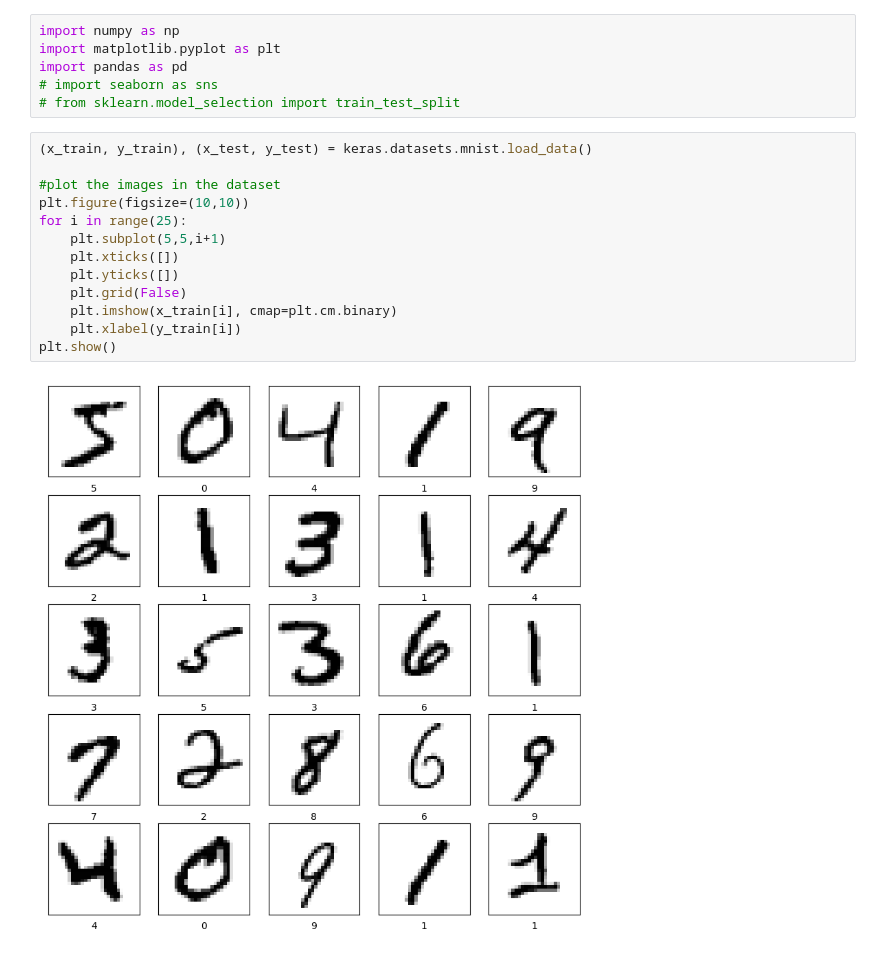
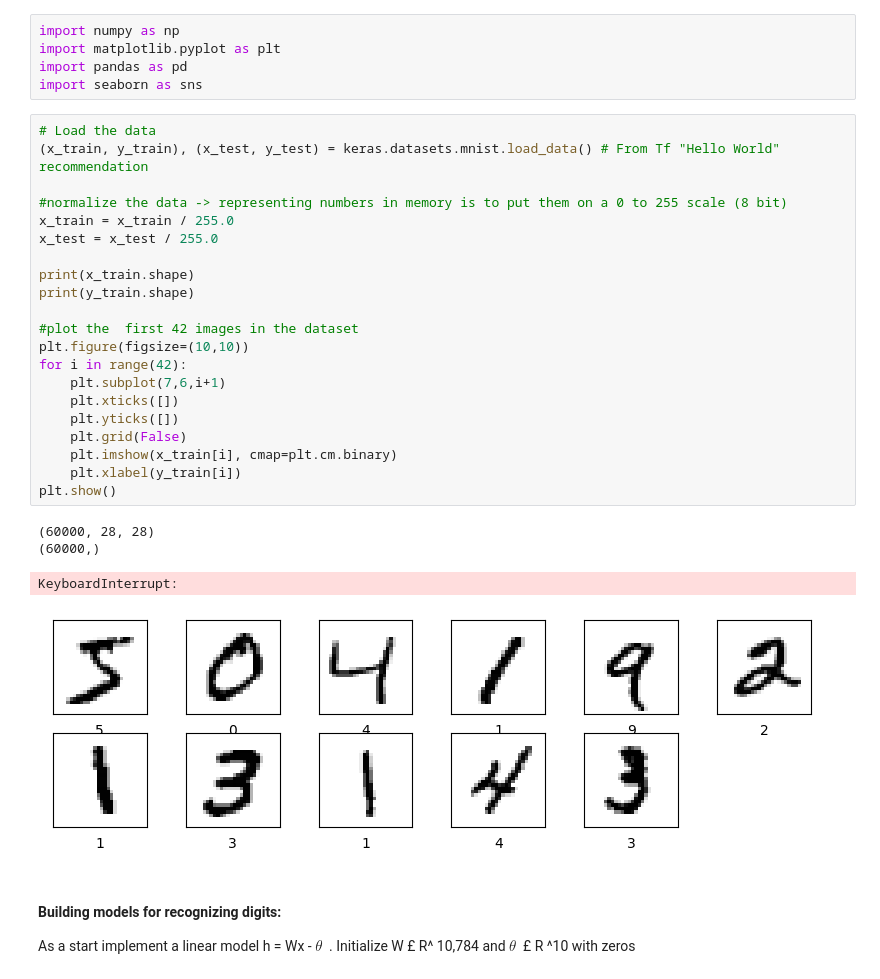
Before and after one commit to Javiermateor/Machine-Intelligence-I, a Jupyter notebook: Exercises/Exercise_06.ipynb, the cells around one changed output. Cells and saved outputs as stored; diff of their text form.

```diff
--- a/Exercises/Exercise_06.ipynb
+++ b/Exercises/Exercise_06.ipynb
@@ -8,20 +5,33 @@ To enable them in other operations, rebuild TensorFlow with the appropriate comp
 import numpy as np
 import matplotlib.pyplot as plt
 import pandas as pd
-# import seaborn as sns
-# from sklearn.model_selection import train_test_split
+import seaborn as sns
 # %%
-(x_train, y_train), (x_test, y_test) = keras.datasets.mnist.load_data()
+# Load the data
+(x_train, y_train), (x_test, y_test) = keras.datasets.mnist.load_data() # From Tf "Hello World" recommendation
 
-#plot the images in the dataset
+#normalize the data -> representing numbers in memory is to put them on a 0 to 255 scale (8 bit)
+x_train = x_train / 255.0
+x_test = x_test / 255.0
+
+print(x_train.shape)
+print(y_train.shape)
+
+#plot the  first 42 images in the dataset
 plt.figure(figsize=(10,10))
-for i in range(25):
-    plt.subplot(5,5,i+1)
+for i in range(42):
+    plt.subplot(7,6,i+1)
     plt.xticks([])
     plt.yticks([])
     plt.grid(False)
     plt.imshow(x_train[i], cmap=plt.cm.binary)
     plt.xlabel(y_train[i])
 plt.show()
 # %% [output]
+(60000, 28, 28)
+(60000,)
+KeyboardInterrupt:
-[figure, old version]
+[figure, new version]
+# %% [markdown]
+#### Building models for recognizing digits:
+As a start implement a linear model  h = Wx - $ \theta\ $ . Initialize W £ R^ 10,784 and $ \theta\ $ £ R ^10  with zeros
```
Also changed, not shown: parts of 7 cells of this notebook.
